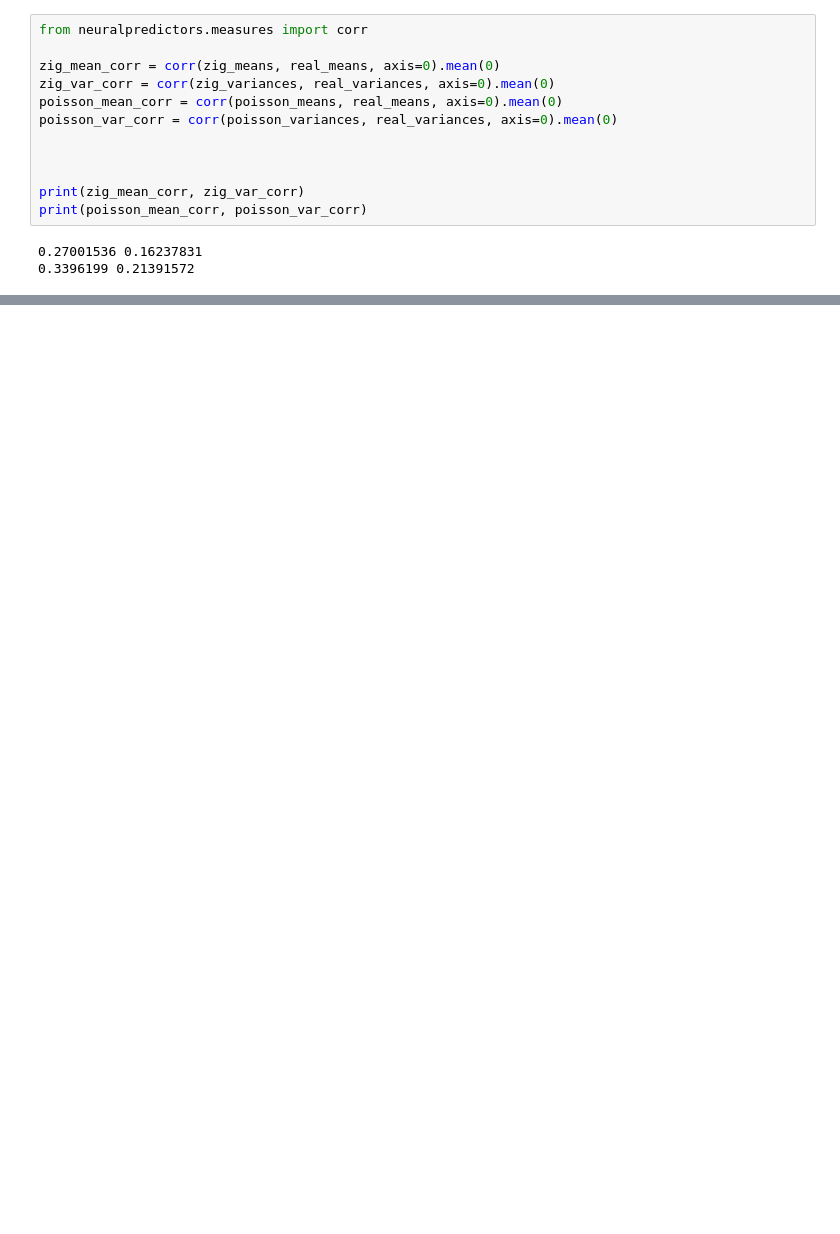
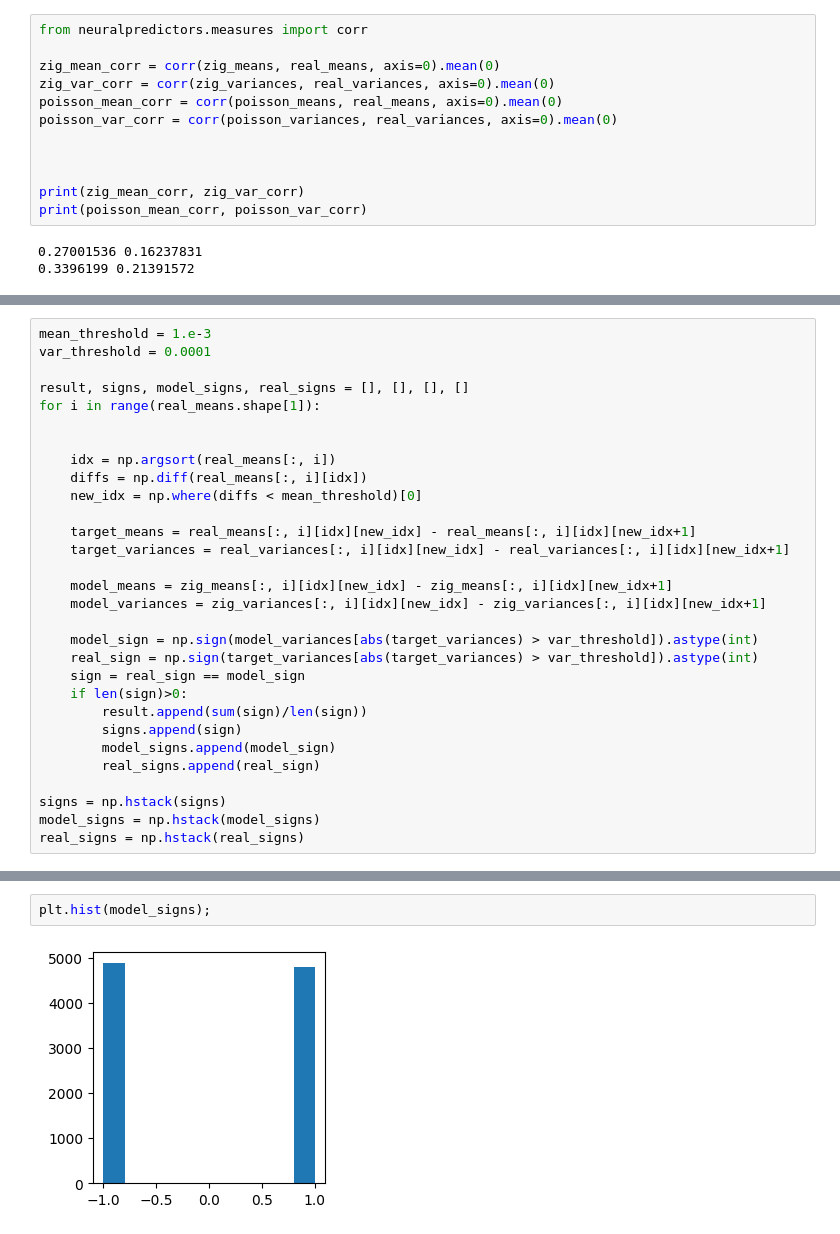
Before and after one commit to sinzlab/nnsysident, a Jupyter notebook: notebooks/DEI_models.ipynb, the cells around one changed output, grey strips where cells are left out. Drawn from its saved outputs; the diff is of its cells as text; blank space fills up the shorter version.

```diff
--- a/notebooks/DEI_models.ipynb
+++ b/notebooks/DEI_models.ipynb
@@ -773,0 +830,30 @@ print(poisson_mean_corr, poisson_var_corr)
+# %%
+mean_threshold = 1.e-3
+var_threshold = 0.0001
+
+result, signs, model_signs, real_signs = [], [], [], []
+for i in range(real_means.shape[1]):
+
+
+    idx = np.argsort(real_means[:, i])
+    diffs = np.diff(real_means[:, i][idx])
+    new_idx = np.where(diffs < mean_threshold)[0]
+
+    target_means = real_means[:, i][idx][new_idx] - real_means[:, i][idx][new_idx+1]
+    target_variances = real_variances[:, i][idx][new_idx] - real_variances[:, i][idx][new_idx+1]
+
+    model_means = zig_means[:, i][idx][new_idx] - zig_means[:, i][idx][new_idx+1]
+    model_variances = zig_variances[:, i][idx][new_idx] - zig_variances[:, i][idx][new_idx+1]
+
+    model_sign = np.sign(model_variances[abs(target_variances) > var_threshold]).astype(int)
+    real_sign = np.sign(target_variances[abs(target_variances) > var_threshold]).astype(int)
+    sign = real_sign == model_sign
+    if len(sign)>0:
+        result.append(sum(sign)/len(sign))
+        signs.append(sign)
+        model_signs.append(model_sign)
+        real_signs.append(real_sign)
+
+signs = np.hstack(signs)
+model_signs = np.hstack(model_signs)
+real_signs = np.hstack(real_signs)
@@ -773,0 +864,4 @@ print(poisson_mean_corr, poisson_var_corr)
+# %%
+plt.hist(model_signs);
+# %% [output]
+[figure, added]
```
Also changed, not shown: parts of 28 cells of this notebook, 2 other files.
